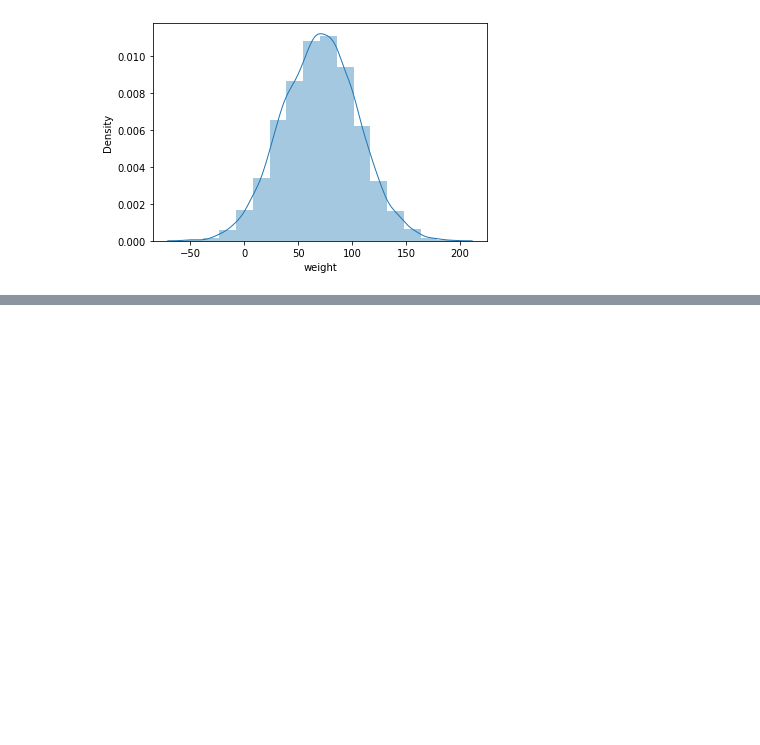
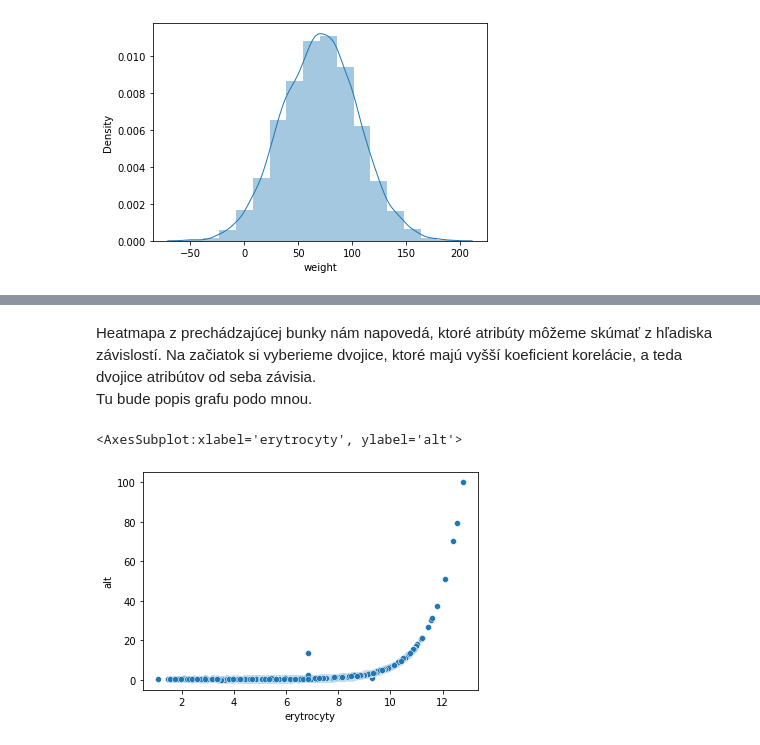
Before and after one commit to MarkoStahovec/IAU-Stahovec-Viest, a Jupyter notebook: main.ipynb, the cells around one changed output, grey strips where cells are left out. Cells and saved outputs as stored; diff of their text form; code cells hidden in the pictures; blank space fills up the shorter version.

```diff
--- a/main.ipynb
+++ b/main.ipynb
@@ -199,0 +209,12 @@ data_labor.head()
+# %% [markdown]
+Heatmapa z prechádzajúcej bunky nám napovedá, ktoré atribúty môžeme skúmať z hľadiska závislostí.
+Na začiatok si vyberieme dvojice, ktoré majú vyšší koeficient korelácie, a teda dvojice atribútov
+od seba závisia.
+<br>
+Tu bude popis grafu podo mnou.
+</br>
+# %%
+sns.scatterplot(data=data_labor, x="erytrocyty", y="alt")
+# %% [output]
+<AxesSubplot:xlabel='erytrocyty', ylabel='alt'>
+[figure, added]
```
Also changed, not shown: parts of 12 cells of this notebook.
